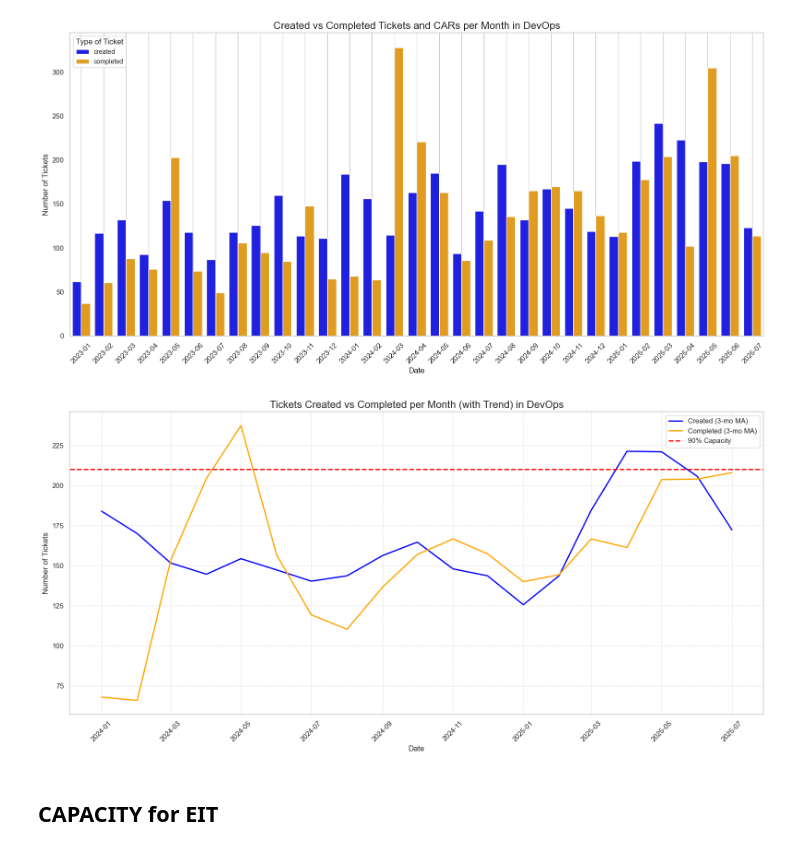
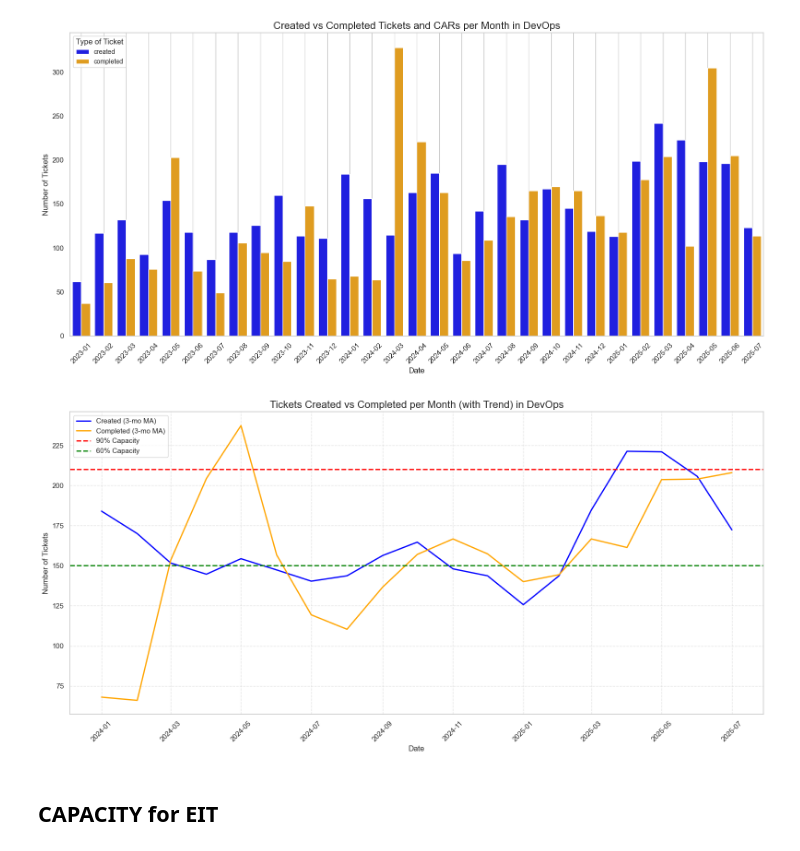
Before and after one commit to jorgeerodriguez/Jira, a Jupyter notebook: Jira.ipynb, the cells around one changed output. Saved outputs shown, nothing was run; the diff lists cells and outputs as text; code cells hidden in the pictures.

```diff
--- a/Jira.ipynb
+++ b/Jira.ipynb
@@ -1998,38 +1998,39 @@ plt.show()
 # %%
 # Define your time interval
 start_date = '2024-01-01'
-end_date = '2025-07-01'
+end_date = '2026-08-01'
 
 # Ensure 'date' is datetime
 total_capacity['date'] = pd.to_datetime(total_capacity['date'])
 
 # Filter by interval
 mask = (total_capacity['date'] >= start_date) & (total_capacity['date'] <= end_date)
 filtered_capacity = total_capacity[mask]
 
 plt.figure(figsize=(16, 8))
 
 # Plot original data
 #plt.plot(filtered_capacity['date'], filtered_capacity['created'], marker='o', label='Created', color='blue', alpha=0.5)
 #plt.plot(filtered_capacity['date'], filtered_capacity['completed'], marker='o', label='Completed', color='orange', alpha=0.5)
 
 # Calculate and plot 3-month moving averages
 plt.plot(filtered_capacity['date'], filtered_capacity['created'].rolling(window=3, min_periods=1).mean(),
          label='Created (3-mo MA)', color='blue', linewidth=2)
 plt.plot(filtered_capacity['date'], filtered_capacity['completed'].rolling(window=3, min_periods=1).mean(),
          label='Completed (3-mo MA)', color='orange', linewidth=2)
 plt.axhline(y=210, color='red', linestyle='--', linewidth=2, label='90% Capacity')
+plt.axhline(y=150, color='green', linestyle='--', linewidth=2, label='60% Capacity')
 
 plt.title('Tickets Created vs Completed per Month (with Trend) in DevOps', fontsize=16)
 plt.xlabel('Date')
 plt.ylabel('Number of Tickets')
 plt.xticks(rotation=45)
 plt.legend()
 plt.grid(True, linestyle='--', alpha=0.5)
 plt.tight_layout()
 plt.show()
 # %% [output]
-[figure, old version]
+[figure, new version]
 # %% [markdown]
 ## CAPACITY for EIT
 # %%
```
Also changed, not shown: parts of 1 cell of this notebook.
